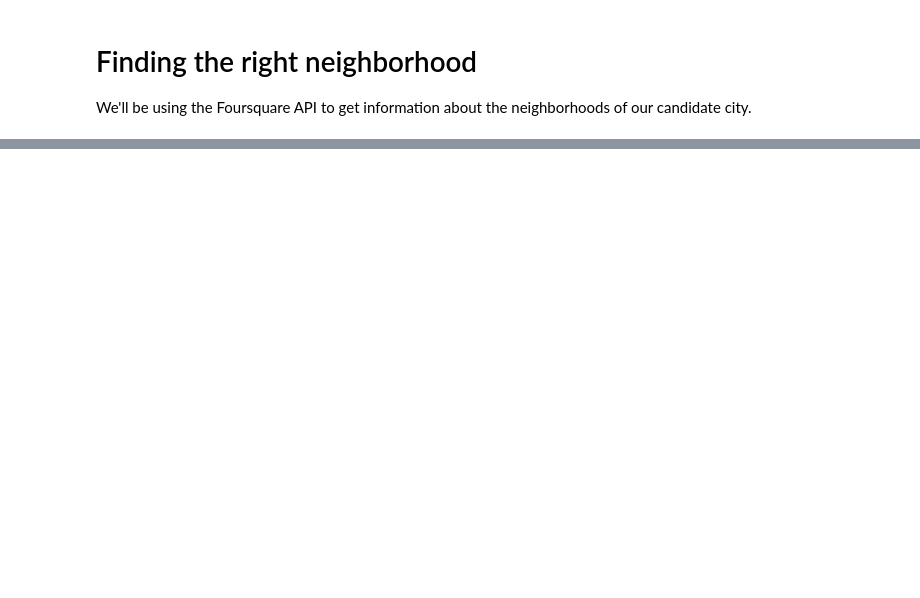
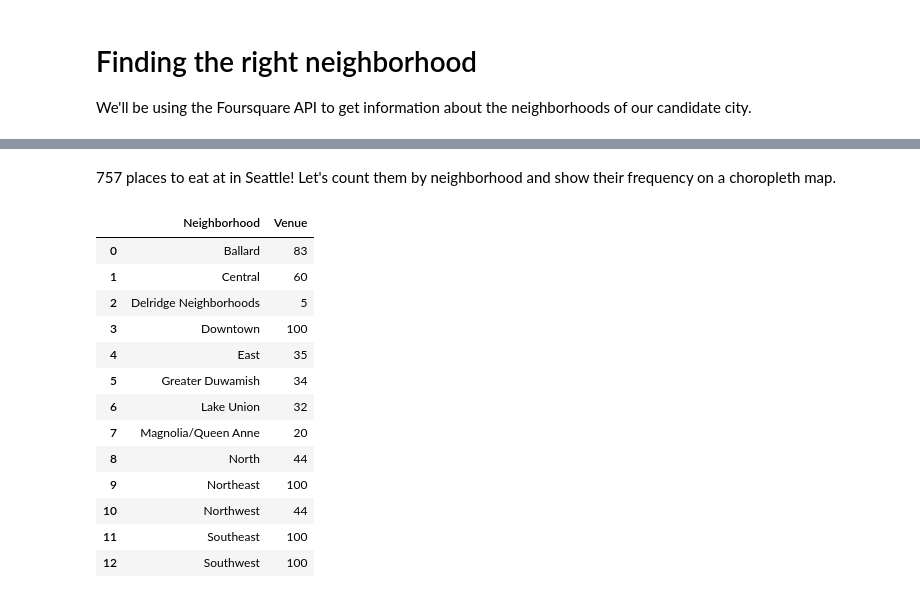
Before and after one commit to TheRealSaluki/Coursera_Capstone, a Jupyter notebook: Battle Of Cities.ipynb, the cells around one changed output, grey strips where cells are left out. Drawn from its saved outputs; the diff is of its cells as text; code cells hidden in the pictures; blank space fills up the shorter version.

```diff
--- a/Battle Of Cities.ipynb
+++ b/Battle Of Cities.ipynb
@@ -360,0 +505,20 @@ We'll be using the Foursquare API to get information about the neighborhoods of
+# %% [markdown]
+757 places to eat at in Seattle! Let's count them by neighborhood and show their frequency on a choropleth map.
+# %%
+seattle_food_counts = seattle_food.groupby('Neighborhood')['Venue'].count().reset_index()
+seattle_food_counts
+# %% [output]
+|  | Neighborhood | Venue |
+| 0 | Ballard | 83 |
+| 1 | Central | 60 |
+| 2 | Delridge Neighborhoods | 5 |
+| 3 | Downtown | 100 |
+| 4 | East | 35 |
+| 5 | Greater Duwamish | 34 |
+| 6 | Lake Union | 32 |
+| 7 | Magnolia/Queen Anne | 20 |
+| 8 | North | 44 |
+| 9 | Northeast | 100 |
+| 10 | Northwest | 44 |
+| 11 | Southeast | 100 |
+| 12 | Southwest | 100 |
```
Also changed, not shown: parts of 32 cells of this notebook.
